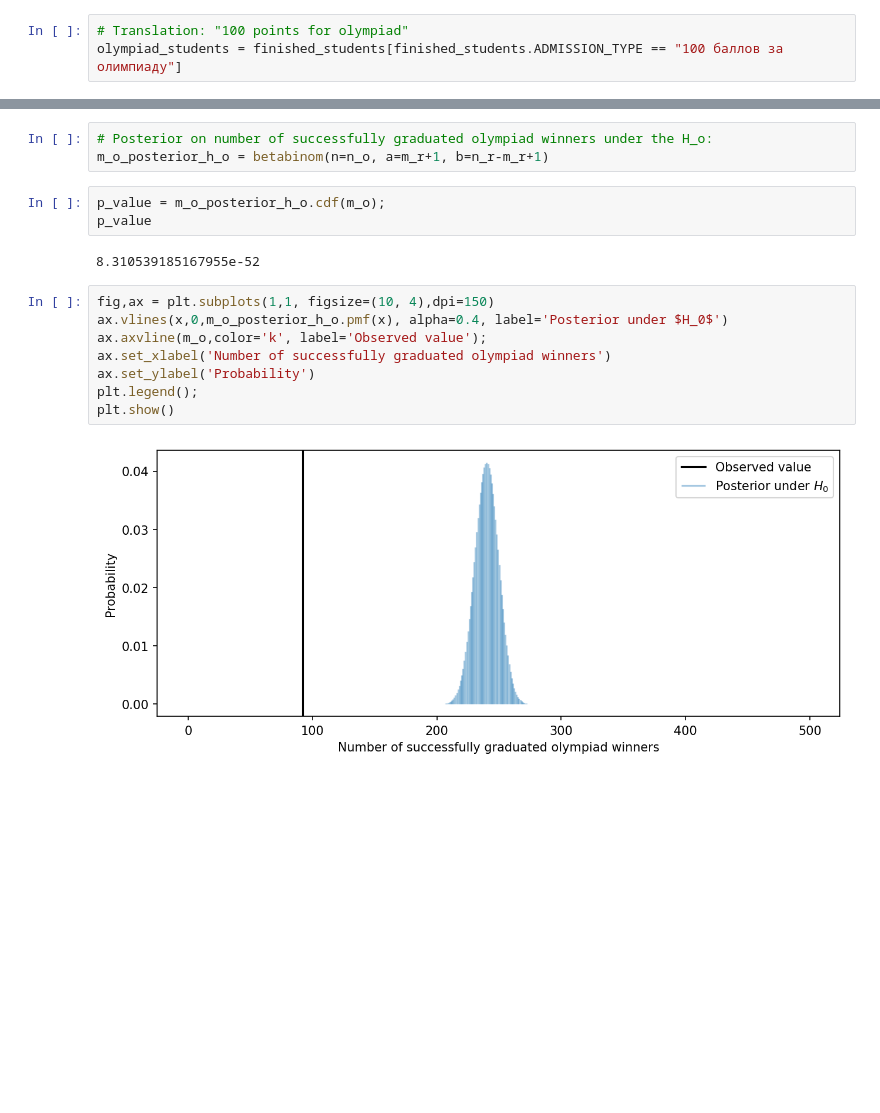
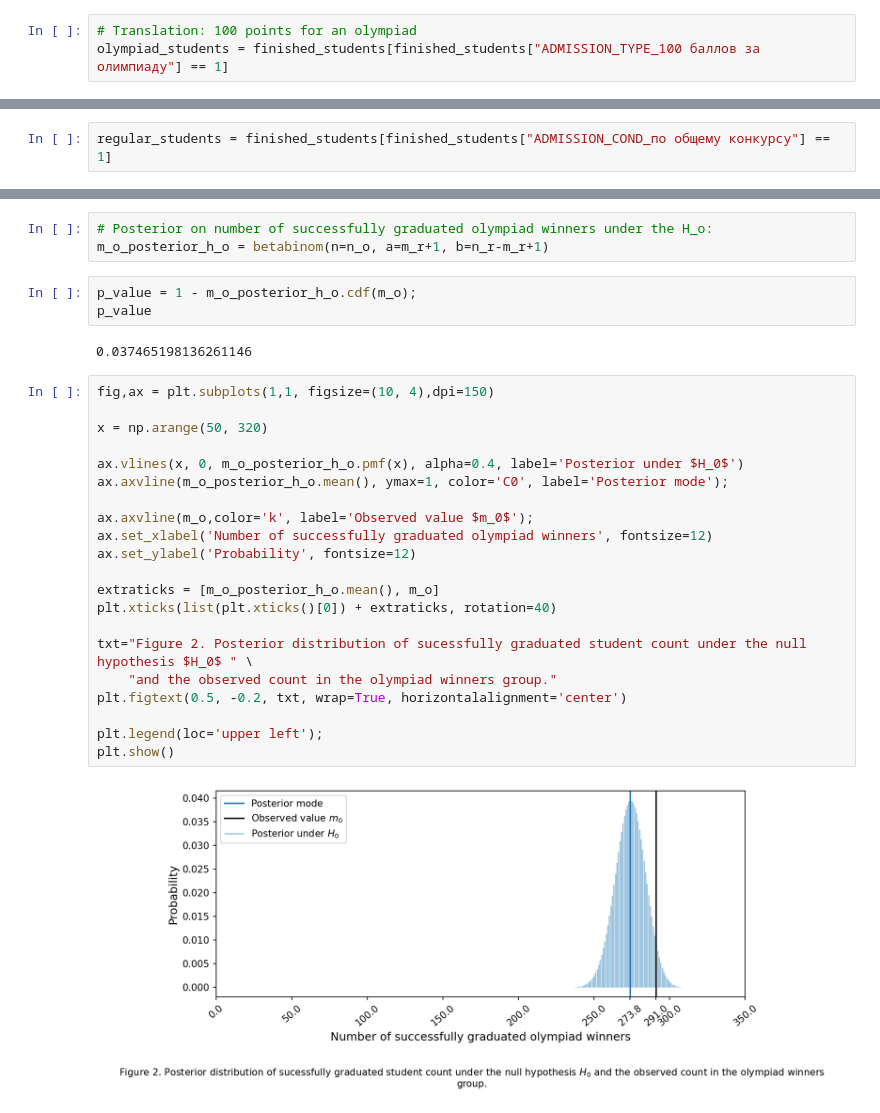
Before and after one commit to kortukov/learning_analytics, a Jupyter notebook: experiments/2_statistical_testing.ipynb, the cells around one changed output, grey strips where cells are left out. Drawn from its saved outputs; the diff is of its cells as text; blank space fills up the shorter version.

```diff
--- a/experiments/2_statistical_testing.ipynb
+++ b/experiments/2_statistical_testing.ipynb
@@ -130,5 +136,5 @@ finished_students.shape
 # %%
 # Find olympiad and regular subsets of all students who either graduated or dropped out
 # %%
-# Translation: "100 points for olympiad"
-olympiad_students = finished_students[finished_students.ADMISSION_TYPE == "100 баллов за олимпиаду"]
+# Translation: 100 points for an olympiad
+olympiad_students = finished_students[finished_students["ADMISSION_TYPE_100 баллов за олимпиаду"] == 1]
@@ -137,3 +141,5 @@ regular_students = finished_students[finished_students.ADMISSION_TYPE != "100 б
+# %%
+regular_students = finished_students[finished_students["ADMISSION_COND_по общему конкурсу"] == 1]
 # %%
 n_o = olympiad_students.shape[0]
 # Successfully graduated (not dropped out)
@@ -204,17 +214,30 @@ pi_r.interval(alpha=0.95)
 # Posterior on number of successfully graduated olympiad winners under the H_o:
 m_o_posterior_h_o = betabinom(n=n_o, a=m_r+1, b=n_r-m_r+1)
 # %%
-p_value = m_o_posterior_h_o.cdf(m_o);
+p_value = 1 - m_o_posterior_h_o.cdf(m_o);
 p_value
 # %% [output]
-8.310539185167955e-52
+0.037465198136261146
 # %%
 fig,ax = plt.subplots(1,1, figsize=(10, 4),dpi=150)
-ax.vlines(x,0,m_o_posterior_h_o.pmf(x), alpha=0.4, label='Posterior under $H_0$')
-ax.axvline(m_o,color='k', label='Observed value');
-ax.set_xlabel('Number of successfully graduated olympiad winners')
-ax.set_ylabel('Probability')
-plt.legend();
+
+x = np.arange(50, 320)
+
+ax.vlines(x, 0, m_o_posterior_h_o.pmf(x), alpha=0.4, label='Posterior under $H_0$')
+ax.axvline(m_o_posterior_h_o.mean(), ymax=1, color='C0', label='Posterior mode');
+
+ax.axvline(m_o,color='k', label='Observed value $m_0$');
+ax.set_xlabel('Number of successfully graduated olympiad winners', fontsize=12)
+ax.set_ylabel('Probability', fontsize=12)
+
+extraticks = [m_o_posterior_h_o.mean(), m_o]
+plt.xticks(list(plt.xticks()[0]) + extraticks, rotation=40)
+
+txt="Figure 2. Posterior distribution of sucessfully graduated student count under the null hypothesis $H_0$ " \
+    "and the observed count in the olympiad winners group."
+plt.figtext(0.5, -0.2, txt, wrap=True, horizontalalignment='center')
+
+plt.legend(loc='upper left');
 plt.show()
 # %% [output]
-[figure, old version]
+[figure, new version]
```
Also changed, not shown: parts of 14 cells of this notebook, 1 other file.
